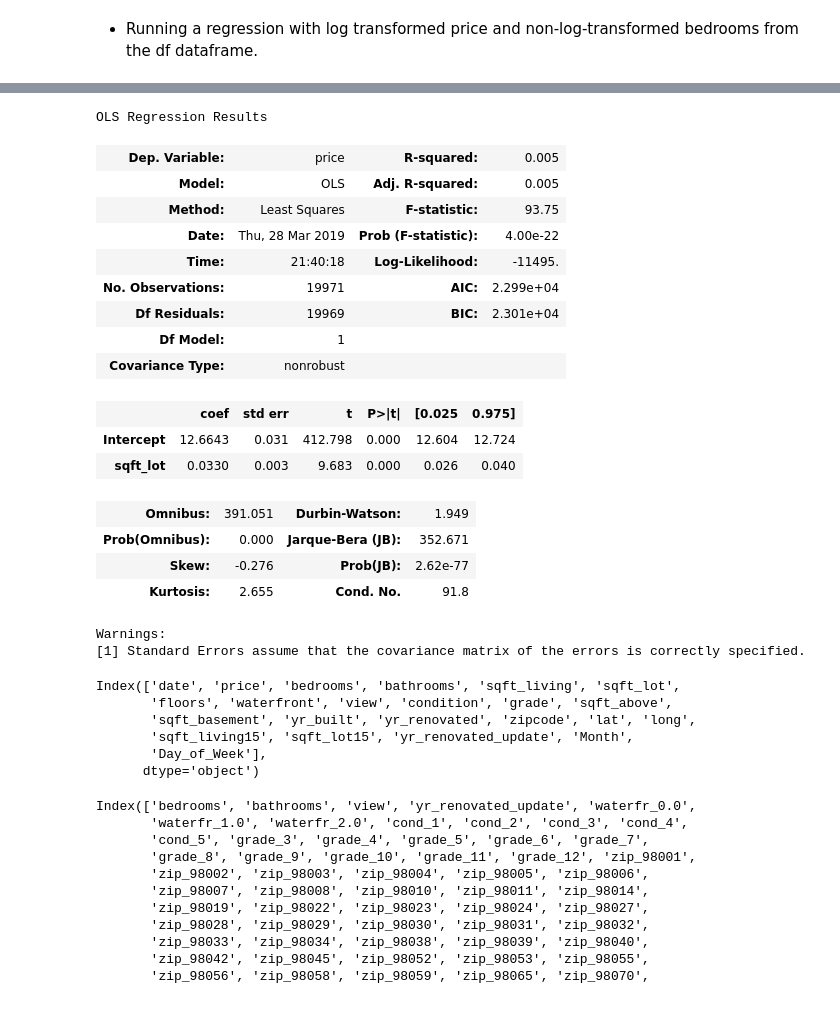
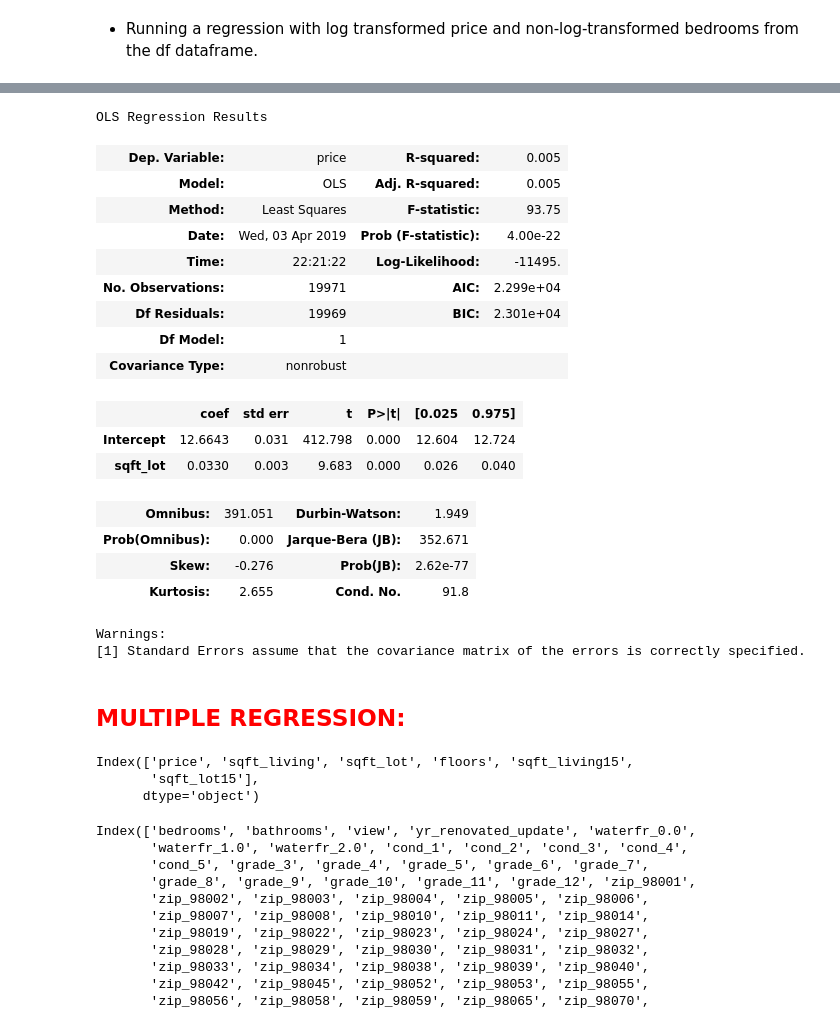
Before and after one commit to witchlane/dsc-1-final-project-online-ds-pt-112618, a Jupyter notebook: MOD 1 PROJECT - FIRST DRAFT.ipynb, the cells around one changed output, grey strips where cells are left out. Drawn from its saved outputs; the diff is of its cells as text; code cells hidden in the pictures.

```diff
--- a/MOD 1 PROJECT - FIRST DRAFT.ipynb
+++ b/MOD 1 PROJECT - FIRST DRAFT.ipynb
@@ -964,12 +976,12 @@ df[df['sqft_lot15'] <1]
 # %%
 data_log = pd.DataFrame([])
 
-data_log['price'] = np.log(data['price'])
-data_log['sqft_living'] = np.log(data['sqft_living'])
-data_log['sqft_lot'] = np.log(data['sqft_lot'])
-data_log['floors'] = np.log(data['floors'])
-data_log['sqft_living15'] = np.log(data['sqft_living15'])
-data_log['sqft_lot15'] = np.log(data['sqft_lot15'])
+data_log['price'] = np.log(df['price'])
+data_log['sqft_living'] = np.log(df['sqft_living'])
+data_log['sqft_lot'] = np.log(df['sqft_lot'])
+data_log['floors'] = np.log(df['floors'])
+data_log['sqft_living15'] = np.log(df['sqft_living15'])
+data_log['sqft_lot15'] = np.log(df['sqft_lot15'])
 
 data_log.hist(figsize=[6,6]);
 
@@ -1197,13 +1215,13 @@ Warnings:
 # %%
-model_bed = ols(formula = 'price~sqft_lot', data = data).fit()
-model_bed.summary()
+model_sq_lot = ols(formula = 'price~sqft_lot', data = data).fit()
+model_sq_lot.summary()
 # %% [output]
 OLS Regression Results
 | Dep. Variable: | price | R-squared: | 0.005 |
 | Model: | OLS | Adj. R-squared: | 0.005 |
 | Method: | Least Squares | F-statistic: | 93.75 |
-| Date: | Thu, 28 Mar 2019 | Prob (F-statistic): | 4.00e-22 |
-| Time: | 21:40:18 | Log-Likelihood: | -11495. |
+| Date: | Wed, 03 Apr 2019 | Prob (F-statistic): | 4.00e-22 |
+| Time: | 22:21:22 | Log-Likelihood: | -11495. |
 | No. Observations: | 19971 | AIC: | 2.299e+04 |
 | Df Residuals: | 19969 | BIC: | 2.301e+04 |
 | Df Model: | 1 |  |  |
@@ -1219,0 +1244,2 @@ Warnings:
+# %% [markdown]
+## <font color=red> MULTIPLE REGRESSION:</font>
@@ -1220,11 +1249,8 @@ Warnings:
 # %%
-df.columns
+data_log.columns
 # %% [output]
-Index(['date', 'price', 'bedrooms', 'bathrooms', 'sqft_living', 'sqft_lot',
-       'floors', 'waterfront', 'view', 'condition', 'grade', 'sqft_above',
-       'sqft_basement', 'yr_built', 'yr_renovated', 'zipcode', 'lat', 'long',
-       'sqft_living15', 'sqft_lot15', 'yr_renovated_update', 'Month',
-       'Day_of_Week'],
+Index(['price', 'sqft_living', 'sqft_lot', 'floors', 'sqft_living15',
+       'sqft_lot15'],
       dtype='object')
 # %%
 data.columns
```
Also changed, not shown: parts of 61 cells of this notebook.
